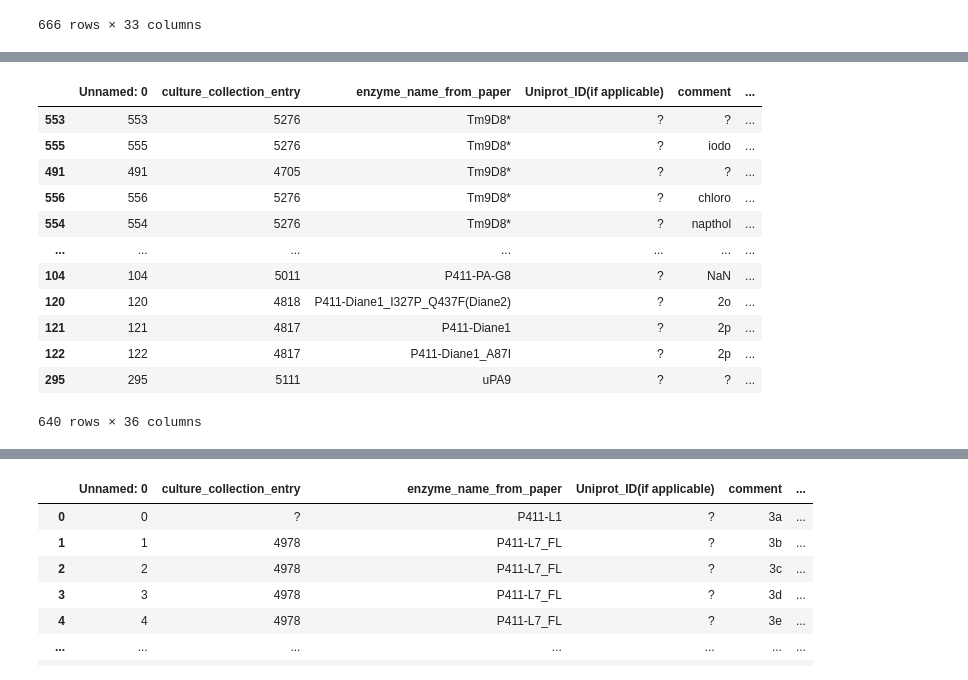
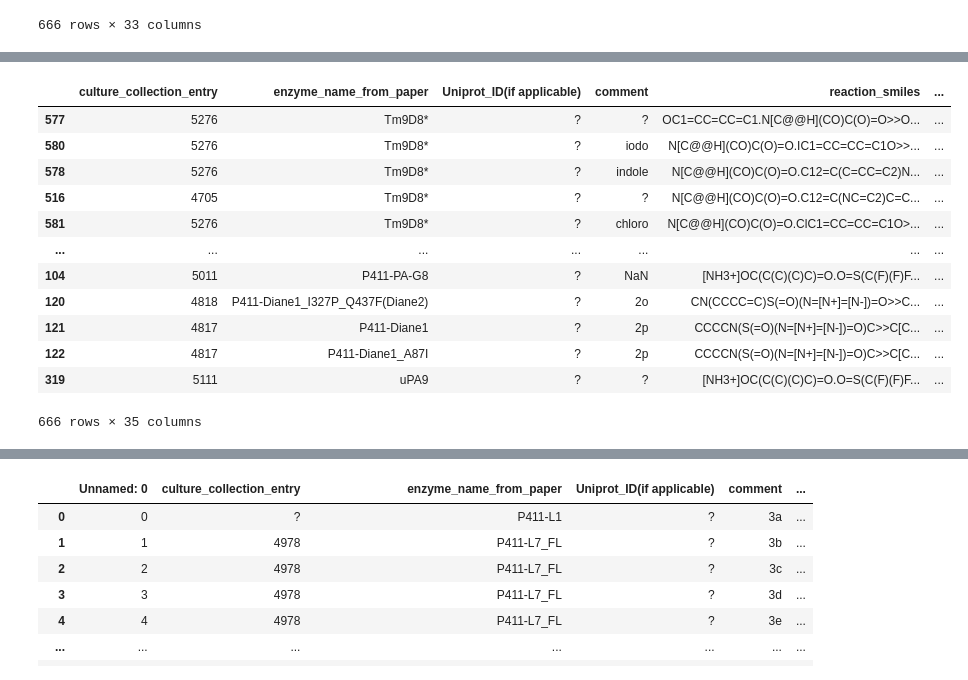
Before and after one commit to fhalab/EnzymeEngineeringDB, a Jupyter notebook: analysis/N3_AnalyseEnzymeReactionData.ipynb, the cells around one changed output, grey strips where cells are left out. Drawn from its saved outputs; the diff is of its cells as text; code cells hidden in the pictures.

```diff
--- a/analysis/N3_AnalyseEnzymeReactionData.ipynb
+++ b/analysis/N3_AnalyseEnzymeReactionData.ipynb
@@ -130,22 +146,22 @@ rxn_ded_df.to_csv('output/rxn_rxnfp_dists.csv')
 # %%
 import pandas as pd
 
-df = pd.read_csv('output/rxn_rxnfp_dists.csv')
+df = pd.read_csv('reactions_similarity.csv')
 df.sort_values(by='closest_dists_tanimoto', ascending=False)
 # %% [output]
-|  | Unnamed: 0 | culture_collection_entry | enzyme_name_from_paper | Uniprot_ID(if applicable) | comment | ... |
-| 553 | 553 | 5276 | Tm9D8* | ? | ? | ... |
-| 555 | 555 | 5276 | Tm9D8* | ? | iodo | ... |
-| 491 | 491 | 4705 | Tm9D8* | ? | ? | ... |
-| 556 | 556 | 5276 | Tm9D8* | ? | chloro | ... |
-| 554 | 554 | 5276 | Tm9D8* | ? | napthol | ... |
+|  | culture_collection_entry | enzyme_name_from_paper | Uniprot_ID(if applicable) | comment | reaction_smiles | ... |
+| 577 | 5276 | Tm9D8* | ? | ? | OC1=CC=CC=C1.N[C@@H](CO)C(O)=O>>O... | ... |
+| 580 | 5276 | Tm9D8* | ? | iodo | N[C@@H](CO)C(O)=O.IC1=CC=CC=C1O>>... | ... |
+| 578 | 5276 | Tm9D8* | ? | indole | N[C@@H](CO)C(O)=O.C12=C(C=CC=C2)N... | ... |
+| 516 | 4705 | Tm9D8* | ? | ? | N[C@@H](CO)C(O)=O.C12=C(NC=C2)C=C... | ... |
+| 581 | 5276 | Tm9D8* | ? | chloro | N[C@@H](CO)C(O)=O.ClC1=CC=CC=C1O>... | ... |
 | ... | ... | ... | ... | ... | ... | ... |
-| 104 | 104 | 5011 | P411-PA-G8 | ? | NaN | ... |
-| 120 | 120 | 4818 | P411-Diane1_I327P_Q437F(Diane2) | ? | 2o | ... |
-| 121 | 121 | 4817 | P411-Diane1 | ? | 2p | ... |
-| 122 | 122 | 4817 | P411-Diane1_A87I | ? | 2p | ... |
-| 295 | 295 | 5111 | uPA9 | ? | ? | ... |
+| 104 | 5011 | P411-PA-G8 | ? | NaN | [NH3+]OC(C(C)(C)C)=O.O=S(C(F)(F)F... | ... |
+| 120 | 4818 | P411-Diane1_I327P_Q437F(Diane2) | ? | 2o | CN(CCCC=C)S(=O)(N=[N+]=[N-])=O>>C... | ... |
+| 121 | 4817 | P411-Diane1 | ? | 2p | CCCCN(S(=O)(N=[N+]=[N-])=O)C>>C[C... | ... |
+| 122 | 4817 | P411-Diane1_A87I | ? | 2p | CCCCN(S(=O)(N=[N+]=[N-])=O)C>>C[C... | ... |
+| 319 | 5111 | uPA9 | ? | ? | [NH3+]OC(C(C)(C)C)=O.O=S(C(F)(F)F... | ... |
-640 rows × 36 columns
+666 rows × 35 columns
 # %%
 import matplotlib.pyplot as plt
 plt.rcParams["figure.figsize"] = (3,3)
```
Also changed, not shown: parts of 4 cells of this notebook, 8 other files.
